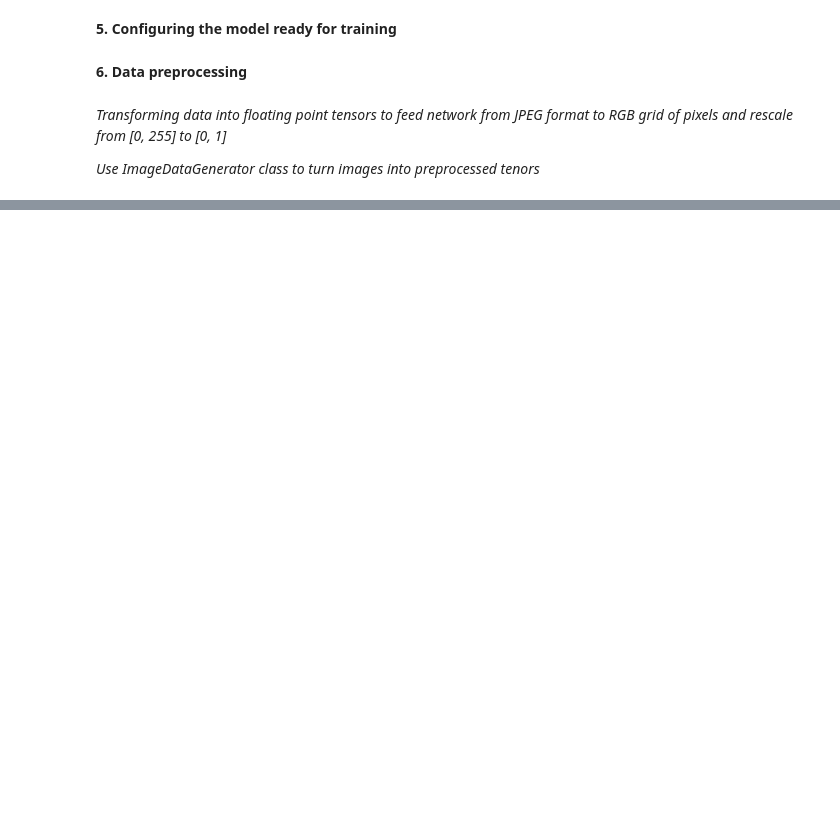
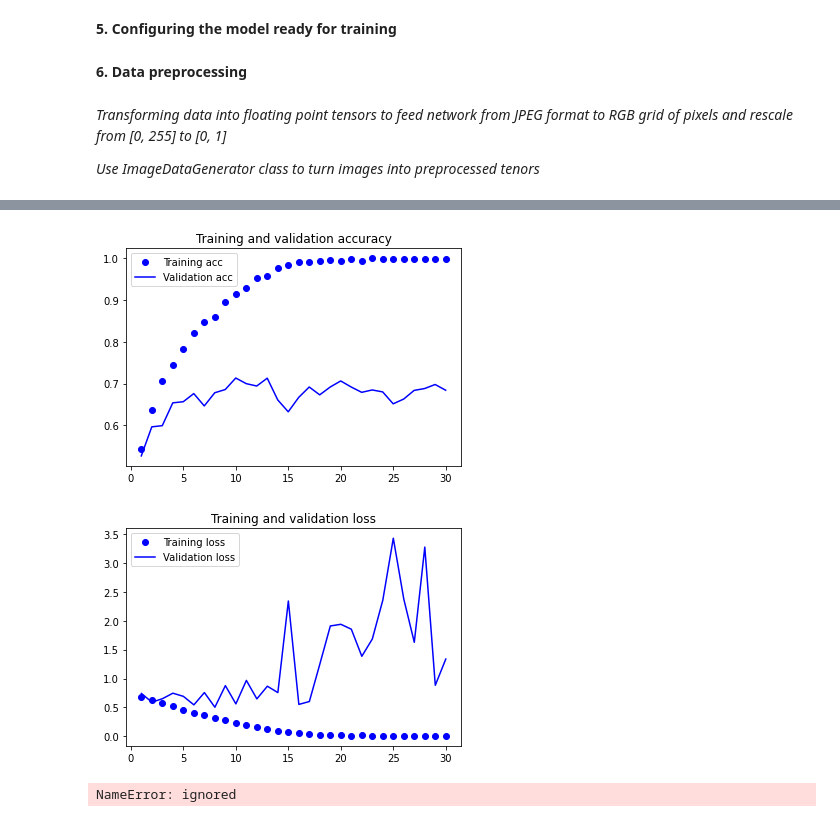
Before and after one commit to rhysdavies21/library, a Jupyter notebook: convnet_cats_&_dogs.ipynb, the cells around one changed output, grey strips where cells are left out. Cells and saved outputs as stored; diff of their text form; code cells hidden in the pictures; blank space fills up the shorter version.

```diff
--- a/convnet_cats_&_dogs.ipynb
+++ b/convnet_cats_&_dogs.ipynb
@@ -191,6 +220,6 @@ for data_batch, labels_batch in train_generator:
 # %%
 # Fitting model using a batch generator
-history = model.fit_generated(
+history = model.fit_generator(
     train_generator,
     steps_per_epoch=100,
     epochs=30,
@@ -202,20 +249,26 @@ model.save('cats_and_dogs_small_1.h5')
 # %%
 import matplotlib.pyplot as plt
 
 acc = history.history['acc']
 val_acc = history.history['val_acc']
-val_loss = history.history['loss']
+loss = history.history['loss']
+val_loss = history.history['val_loss']
 
 epochs = range(1, len(acc)+1)
 
 plt.plot(epochs, acc, 'bo', label='Training acc')
 plt.plot(epochs, val_acc, 'b', label='Validation acc')
 plt.title('Training and validation accuracy')
 plt.legend()
+
 plt.figure()
+
 plt.plot(epochs, loss, 'bo', label='Training loss')
 plt.plot(epochs, val_loss, 'b', label='Validation loss')
 plt.title('Training and validation loss')
 plt.legend()
 
 plt.show()
+# %% [output]
+[figure, added]
+[figure, added]
@@ -234,0 +275,5 @@ for item in generatorrd():
+# %%
+# model.predict('history[1]')
+data_batch[1][1][1][1]
+# %% [output]
+NameError: ignored
```
Also changed, not shown: parts of 9 cells of this notebook.
